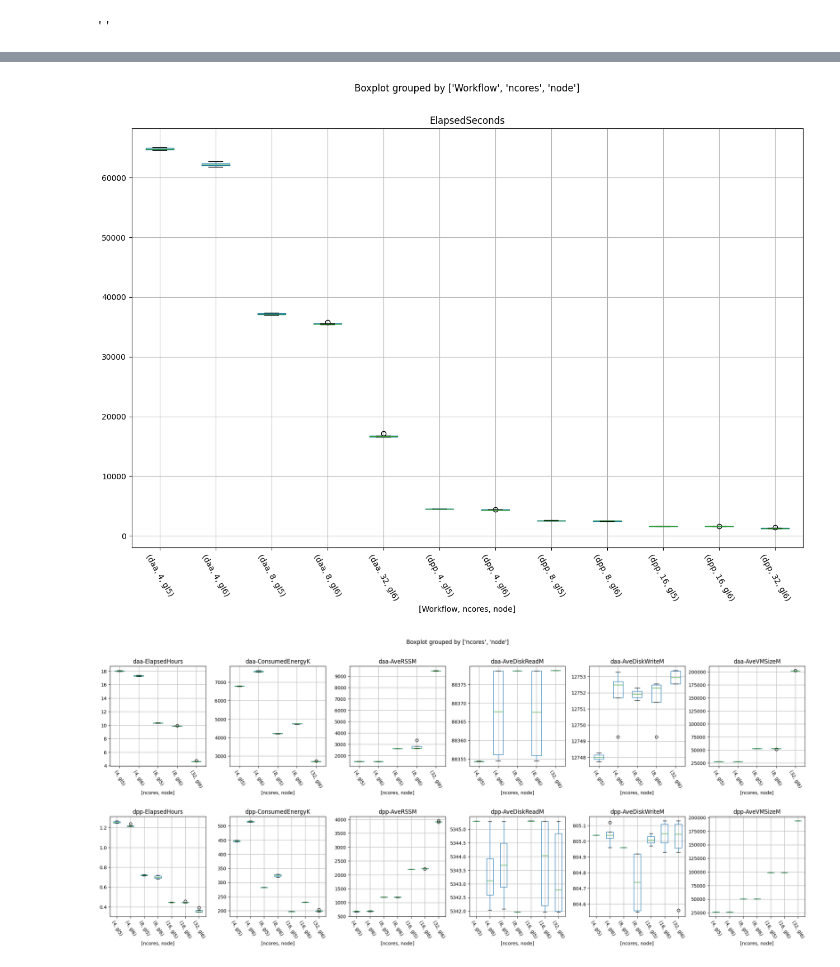
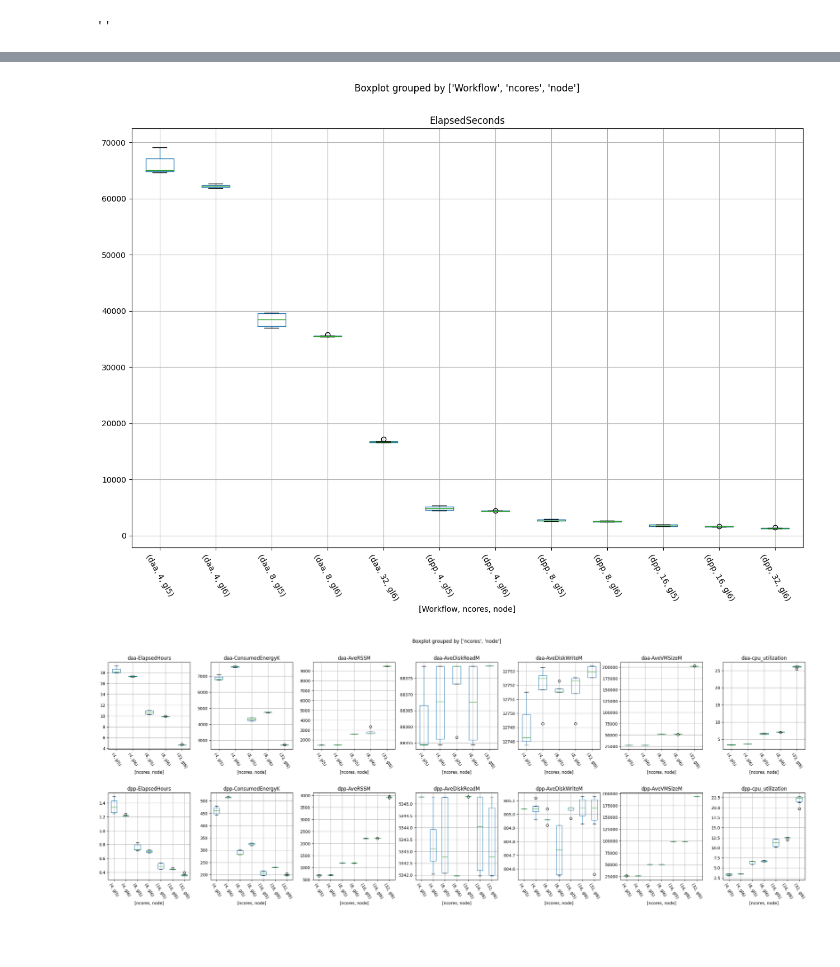
Before and after one commit to dmitrijs-voronovs/haddock-energy-consumption-optimization, a Jupyter notebook: data_analysis/new.analysis.ipynb, the cells around one changed output, grey strips where cells are left out. Drawn from its saved outputs; the diff is of its cells as text; code cells hidden in the pictures; blank space fills up the shorter version.

Commit message:
Generate CPU_UTILIZATION charts

```diff
--- a/data_analysis/new.analysis.ipynb
+++ b/data_analysis/new.analysis.ipynb
@@ -156,6 +156,12 @@ data = data.dropna(subset=['AveCPU'])
 data['n_ave_cpu'] = data['AveCPU'].apply(convert_elapsed_time)
 data['n_elapsed'] = data['Elapsed'].apply(convert_elapsed_time)
 data['cpu_utilization'] = data['n_ave_cpu'] / data['n_elapsed']
+
+data_completed = data_completed.dropna(subset=['AveCPU'])
+data_completed['n_ave_cpu'] = data_completed['AveCPU'].apply(convert_elapsed_time)
+data_completed['n_elapsed'] = data_completed['Elapsed'].apply(convert_elapsed_time)
+data_completed['cpu_utilization'] = data_completed['n_ave_cpu'] / data_completed['n_elapsed']
+
 data
 # %% [output]
 |  | JobID | JobName | Cluster | NodeList | State | Start | End | ConsumedEnergy | AveRSS | AveDiskRead | ... |
@@ -345,22 +351,23 @@ ax.set_xticklabels(ax.get_xticklabels(), rotation=-60)
 # save
 fig.savefig('new.boxplot.png')
 # %% [output]
-[figure, old version]
+[figure, new version]
 # %%
 # draw two plots based on workflow containing multiple boxplots with data_for_analysis distribution curve for each (ncores,node) agains ConsumedEnergy, then 2 plots agains AveRSS, AveDiskRead, AveDiskWrite, AveVMSize. Add titles to plots with workflow name. Make sure that it is one big plot that contains all the subplots.
-fig, ax = plt.subplots(nrows=2, ncols=6, figsize=(26, 10))
+fig, ax = plt.subplots(nrows=2, ncols=7, figsize=(30, 10))
 for j, workflow in enumerate(data_for_analysis.Workflow.unique()):
     for i, column in enumerate(
-            ['ElapsedHours', 'ConsumedEnergyK', 'AveRSSM', 'AveDiskReadM', 'AveDiskWriteM', 'AveVMSizeM']):
+            ['ElapsedHours', 'ConsumedEnergyK', 'AveRSSM', 'AveDiskReadM', 'AveDiskWriteM', 'AveVMSizeM',
+             'cpu_utilization']):
         data_for_analysis[data_for_analysis.Workflow == workflow].boxplot(column=column, by=['ncores', 'node'],
                                                                           ax=ax[j, i])
         ax[j, i].set_title(f"{workflow}-{column}")
         ax[j, i].set_xticklabels(ax[j, i].get_xticklabels(), rotation=-60)
         # next to every boxplot box show data_for_analysis distribution
 
 fig.subplots_adjust(hspace=0.5, wspace=0.25)
 
 fig.savefig('new.boxplot-overview-by-workflows.png')
 # %% [output]
-[figure, old version]
+[figure, new version]
 # %%
```
Also changed, not shown: parts of 8 cells of this notebook, 6 other files.
